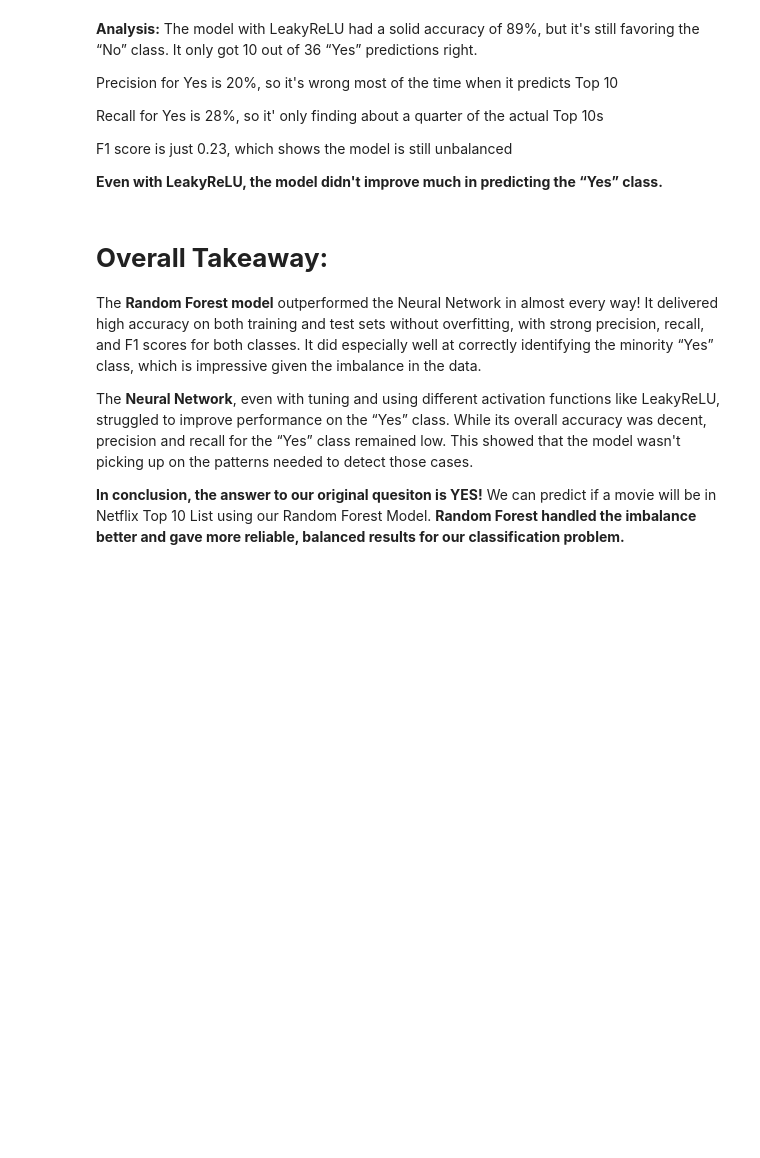
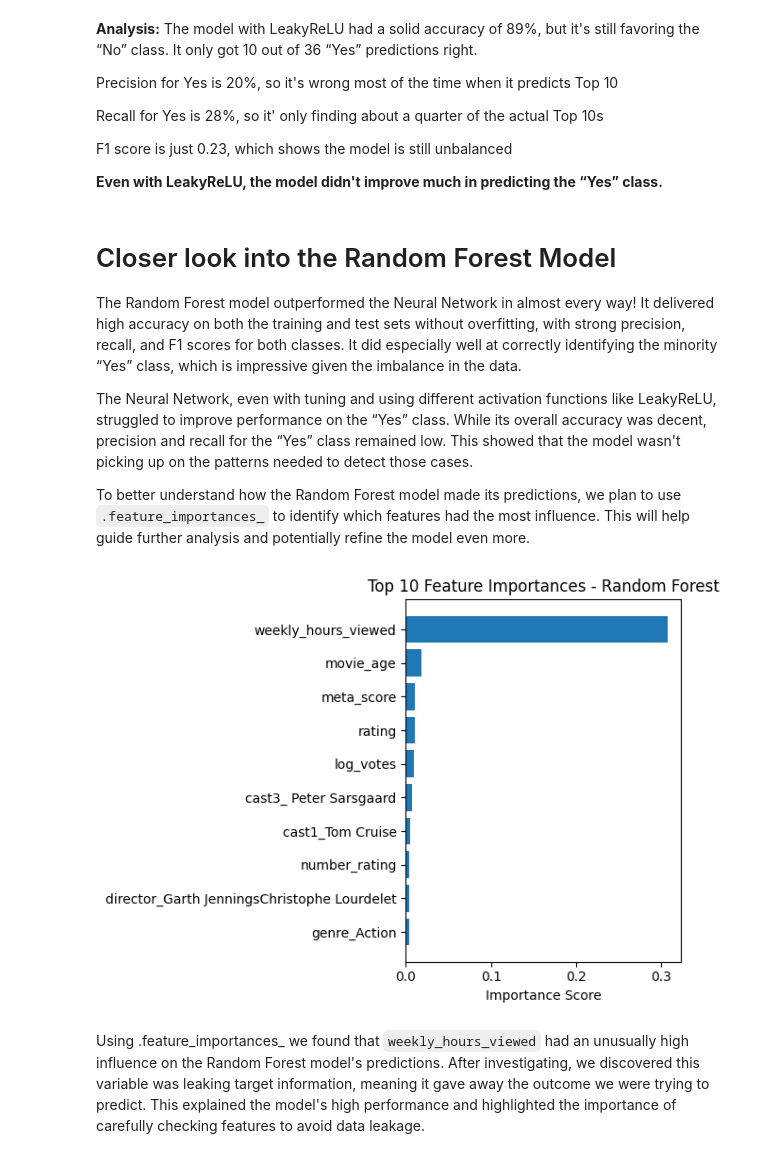
Before and after one commit to mopfun/Project_4_Grp_1, a Jupyter notebook: Netflix_Model.ipynb, the cells around one changed output. Drawn from its saved outputs; the diff is of its cells as text; code cells hidden in the pictures; blank space fills up the shorter version.

Commit message:
additional summary or new feature importance findings

```diff
--- a/Netflix_Model.ipynb
+++ b/Netflix_Model.ipynb
@@ -1039,9 +1064,37 @@ F1 score is just 0.23, which shows the model is still unbalanced
 
 **Even with LeakyReLU, the model didn't improve much in predicting the “Yes” class.**
 # %% [markdown]
-# **Overall Takeaway:**
-The **Random Forest model** outperformed the Neural Network in almost every way! It delivered high accuracy on both training and test sets without overfitting, with strong precision, recall, and F1 scores for both classes. It did especially well at correctly identifying the minority “Yes” class, which is impressive given the imbalance in the data.
+# Closer look into the Random Forest Model
 
-The **Neural Network**, even with tuning and using different activation functions like LeakyReLU, struggled to improve performance on the “Yes” class. While its overall accuracy was decent, precision and recall for the “Yes” class remained low. This showed that the model wasn't picking up on the patterns needed to detect those cases.
+The Random Forest model outperformed the Neural Network in almost every way! It delivered high accuracy on both the training and test sets without overfitting, with strong precision, recall, and F1 scores for both classes. It did especially well at correctly identifying the minority “Yes” class, which is impressive given the imbalance in the data.
 
-**In conclusion, the answer to our original quesiton is YES!** We can predict if a movie will be in Netflix Top 10 List using our Random Forest Model. **Random Forest handled the imbalance better and gave more reliable, balanced results for our classification problem.**
+
+The Neural Network, even with tuning and using different activation functions like LeakyReLU, struggled to improve performance on the “Yes” class. While its overall accuracy was decent, precision and recall for the “Yes” class remained low. This showed that the model wasn't picking up on the patterns needed to detect those cases.
+
+
+To better understand how the Random Forest model made its predictions, we plan to use `.feature_importances_` to identify which features had the most influence. This will help guide further analysis and potentially refine the model even more.
+# %%
+# Get the feature importances
+importances = rf_model.feature_importances_
+
+# Match them to column names
+feature_names = X_train.columns
+feature_importance_df = pd.DataFrame({
+    'Feature': feature_names,
+    'Importance': importances
+})
+
+# Sort the features by importance
+feature_importance_df = feature_importance_df.sort_values(by='Importance', ascending=False)
+# %%
+# Plot top 10 features
+plt.barh(feature_importance_df['Feature'][:10], feature_importance_df['Importance'][:10])
+plt.gca().invert_yaxis()
+plt.xlabel("Importance Score")
+plt.title("Top 10 Feature Importances - Random Forest")
+plt.tight_layout()
+plt.show()
+# %% [output]
+[figure, added]
+# %% [markdown]
+Using .feature_importances_  we found that `weekly_hours_viewed` had an unusually high influence on the Random Forest model's predictions. After investigating, we discovered this variable was leaking target information, meaning it gave away the outcome we were trying to predict. This explained the model's high performance and highlighted the importance of carefully checking features to avoid data leakage.
```
Also changed, not shown: parts of 45 cells of this notebook.
